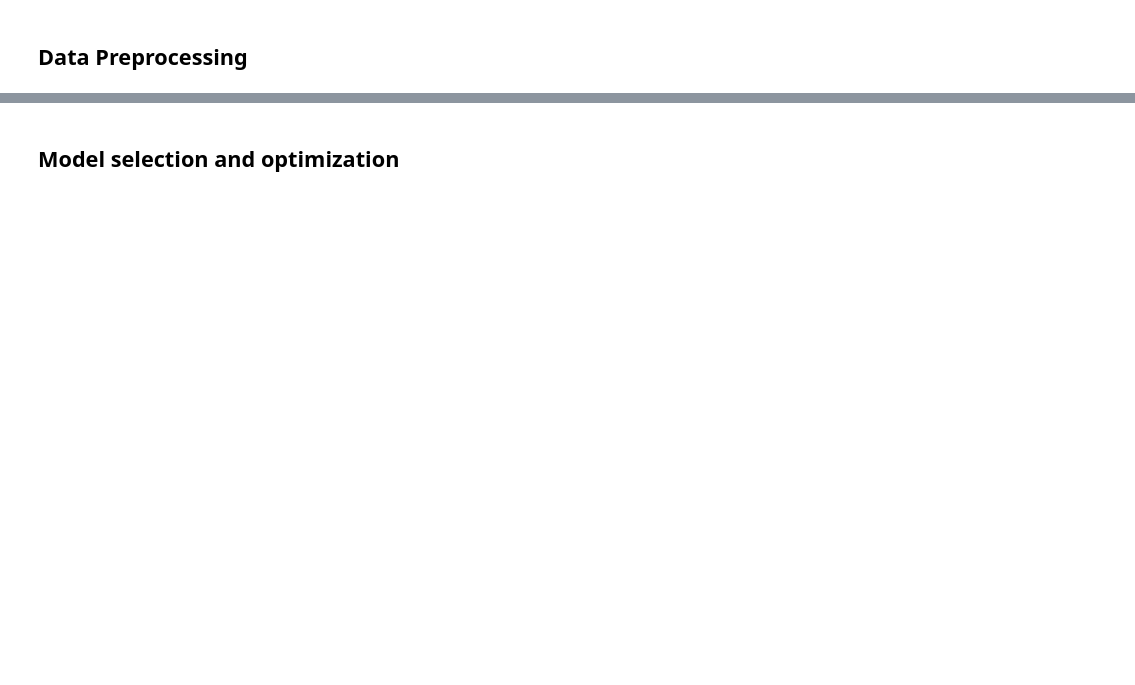
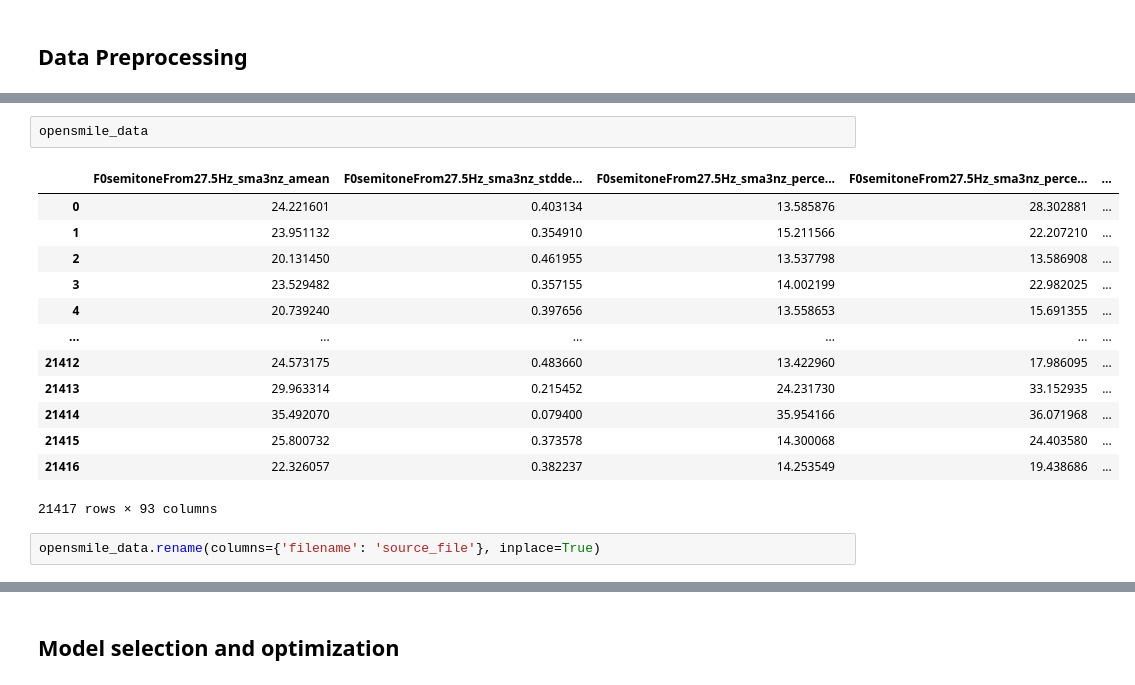
Before and after one commit to ylmmgit/intonational_boundary, a Jupyter notebook: codeswitch_model/model_building/model_with_all_audios.ipynb, the cells around one changed output, grey strips where cells are left out. Saved outputs shown, nothing was run; the diff lists cells and outputs as text; blank space fills up the shorter version.

```diff
--- a/codeswitch_model/model_building/model_with_all_audios.ipynb
+++ b/codeswitch_model/model_building/model_with_all_audios.ipynb
@@ -20,3 +32,21 @@ opensmile_data.rename(columns={'filename': 'source_file'}, inplace=True)
+# %%
+opensmile_data
+# %% [output]
+|  | F0semitoneFrom27.5Hz_sma3nz_amean | F0semitoneFrom27.5Hz_sma3nz_stdde... | F0semitoneFrom27.5Hz_sma3nz_perce... | F0semitoneFrom27.5Hz_sma3nz_perce... | ... |
+| 0 | 24.221601 | 0.403134 | 13.585876 | 28.302881 | ... |
+| 1 | 23.951132 | 0.354910 | 15.211566 | 22.207210 | ... |
+| 2 | 20.131450 | 0.461955 | 13.537798 | 13.586908 | ... |
+| 3 | 23.529482 | 0.357155 | 14.002199 | 22.982025 | ... |
+| 4 | 20.739240 | 0.397656 | 13.558653 | 15.691355 | ... |
+| ... | ... | ... | ... | ... | ... |
+| 21412 | 24.573175 | 0.483660 | 13.422960 | 17.986095 | ... |
+| 21413 | 29.963314 | 0.215452 | 24.231730 | 33.152935 | ... |
+| 21414 | 35.492070 | 0.079400 | 35.954166 | 36.071968 | ... |
+| 21415 | 25.800732 | 0.373578 | 14.300068 | 24.403580 | ... |
+| 21416 | 22.326057 | 0.382237 | 14.253549 | 19.438686 | ... |
+21417 rows × 93 columns
+# %%
+opensmile_data.rename(columns={'filename': 'source_file'}, inplace=True)
 # %%
 full_joined_df = pd.merge(phone_data, opensmile_data, on=['source_file', 'iu_start', 'iu_end', 'iu_text'], how='outer')
 full_joined_df
```
Also changed, not shown: parts of 28 cells of this notebook.
